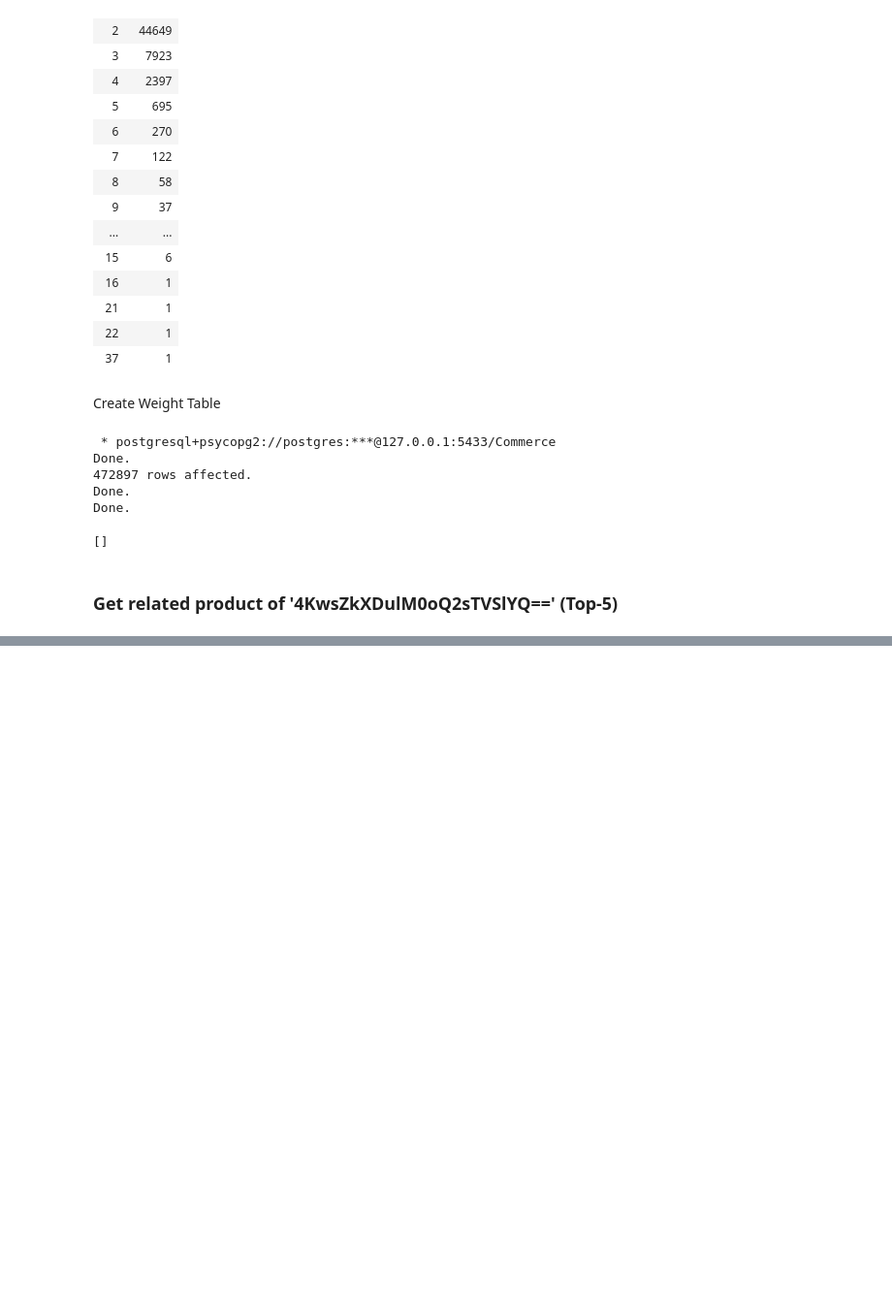
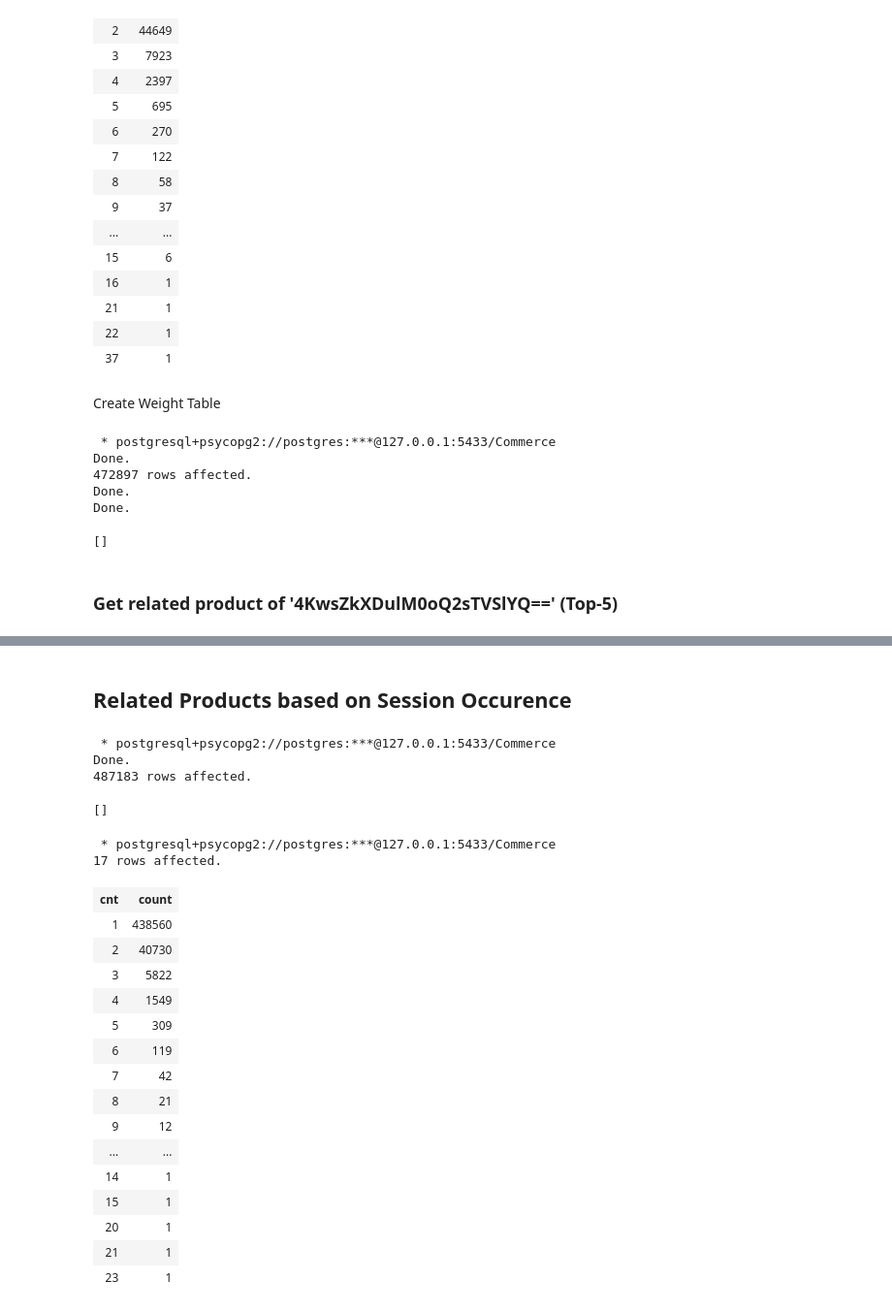
Before and after one commit to KevinTheRainmaker/Recommendation_Algorithms, a Jupyter notebook: Commerce_RecSys.ipynb, the cells around one changed output, grey strips where cells are left out. Shown: that part at 97% size. Drawn from its saved outputs; the diff is of its cells as text; code cells hidden in the pictures; blank space fills up the shorter version.

```diff
--- a/Commerce_RecSys.ipynb
+++ b/Commerce_RecSys.ipynb
@@ -472,3 +472,43 @@ from cmc_product_sim a
 | 1.441359041754604 | TBGY6RaTqY2hN5FkiYPggQ== | 여성) 리넨 하프밴딩 쇼츠 (SET KG2601) | 6e31bd443dfa5f804bd48043ddafa9c9 | 29900.0 | 243100100 | 의류 | 243104100 | ... |
 | 1.5960303652081822 | rU823zPZEve/9MIhiT3Slw== | 남성) BALANCE 반바지 | 5f4e8e33b09dd19d60a0f16ccf168f77 | 19900.0 | 243100100 | 의류 | 243104100 | ... |
 | 1.3488021334406732 | uhxNN3jk9eQM7PTAl8G5JA== | 쿨자카드 끈 브라탑 | 4d5808a0fa1afcf7722b58ec91ac027a | 55000.0 | 243100100 | 의류 | 243105100 | ... |
+# %% [markdown]
+## Related Products based on Session Occurence
+# %%
+%%sql
+
+drop table if exists cmc_session_product_click_cnt;
+
+create table cmc_session_product_click_cnt as
+select session_id, item_no, count(*) cnt
+from cmc_event
+where event_name = 'click_item'
+	and event_timestamp between '2021-07-18' and '2021-07-25'
+group by session_id, item_no
+# %% [output]
+ * postgresql+psycopg2://postgres:***@127.0.0.1:5433/Commerce
+Done.
+487183 rows affected.
+[]
+# %%
+res2 = %sql select cnt, count(*) from cmc_session_product_click_cnt group by cnt
+res2
+# %% [output]
+ * postgresql+psycopg2://postgres:***@127.0.0.1:5433/Commerce
+17 rows affected.
+| cnt | count |
+| 1 | 438560 |
+| 2 | 40730 |
+| 3 | 5822 |
+| 4 | 1549 |
+| 5 | 309 |
+| 6 | 119 |
+| 7 | 42 |
+| 8 | 21 |
+| 9 | 12 |
+| ... | ... |
+| 14 | 1 |
+| 15 | 1 |
+| 20 | 1 |
+| 21 | 1 |
+| 23 | 1 |
```
Also changed, not shown: parts of 9 cells of this notebook.
